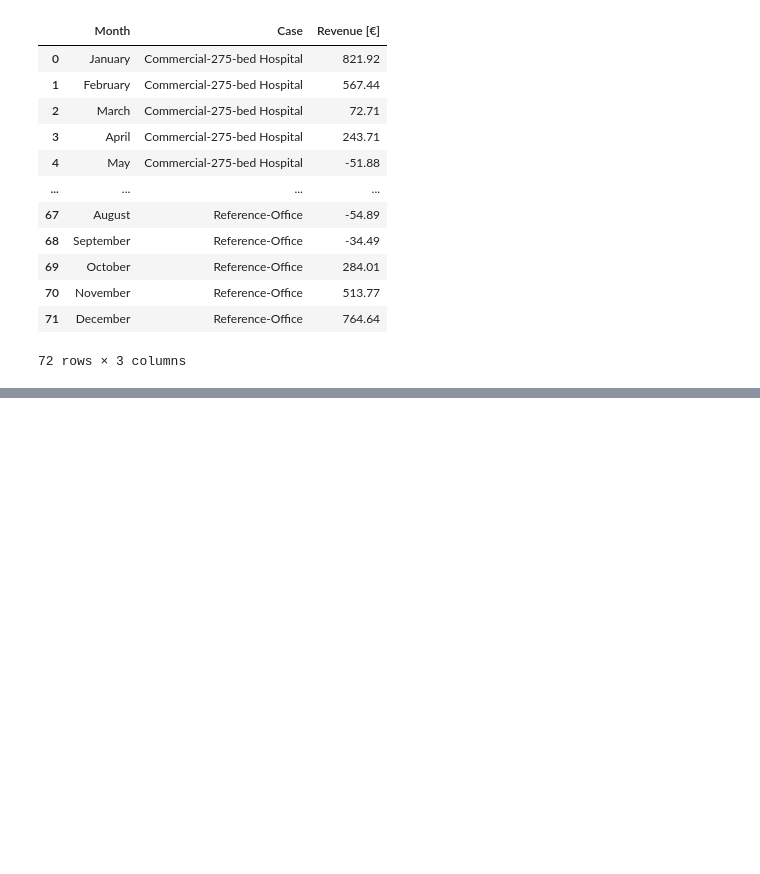
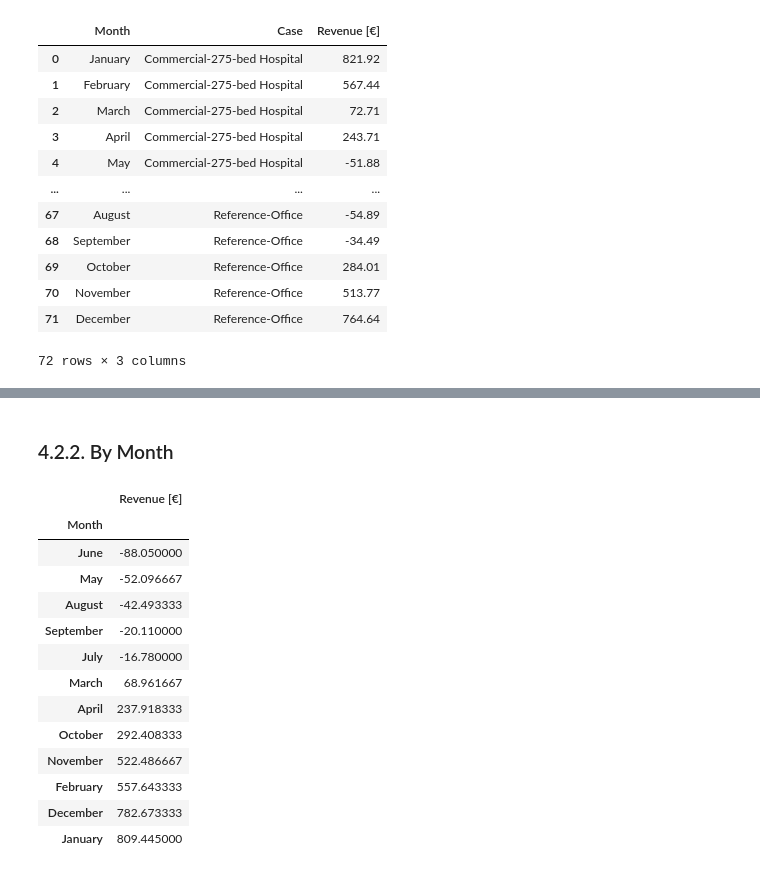
Before and after one commit to idloea/extended-open, a Jupyter notebook: notebooks/20230703-090301/analysis.ipynb, the cells around one changed output, grey strips where cells are left out. Drawn from its saved outputs; the diff is of its cells as text; code cells hidden in the pictures; blank space fills up the shorter version.

```diff
--- a/notebooks/20230703-090301/analysis.ipynb
+++ b/notebooks/20230703-090301/analysis.ipynb
@@ -490,0 +544,19 @@ economic_results.to_excel(path_file_name)
+# %% [markdown]
+### 4.2.2. By Month
+# %%
+economic_results.groupby(by='Month').mean().sort_values(by='Revenue [€]')
+# %% [output]
+|  | Revenue [€] |
+| Month |  |
+| June | -88.050000 |
+| May | -52.096667 |
+| August | -42.493333 |
+| September | -20.110000 |
+| July | -16.780000 |
+| March | 68.961667 |
+| April | 237.918333 |
+| October | 292.408333 |
+| November | 522.486667 |
+| February | 557.643333 |
+| December | 782.673333 |
+| January | 809.445000 |
```
Also changed, not shown: parts of 19 cells of this notebook, 1 other file.
